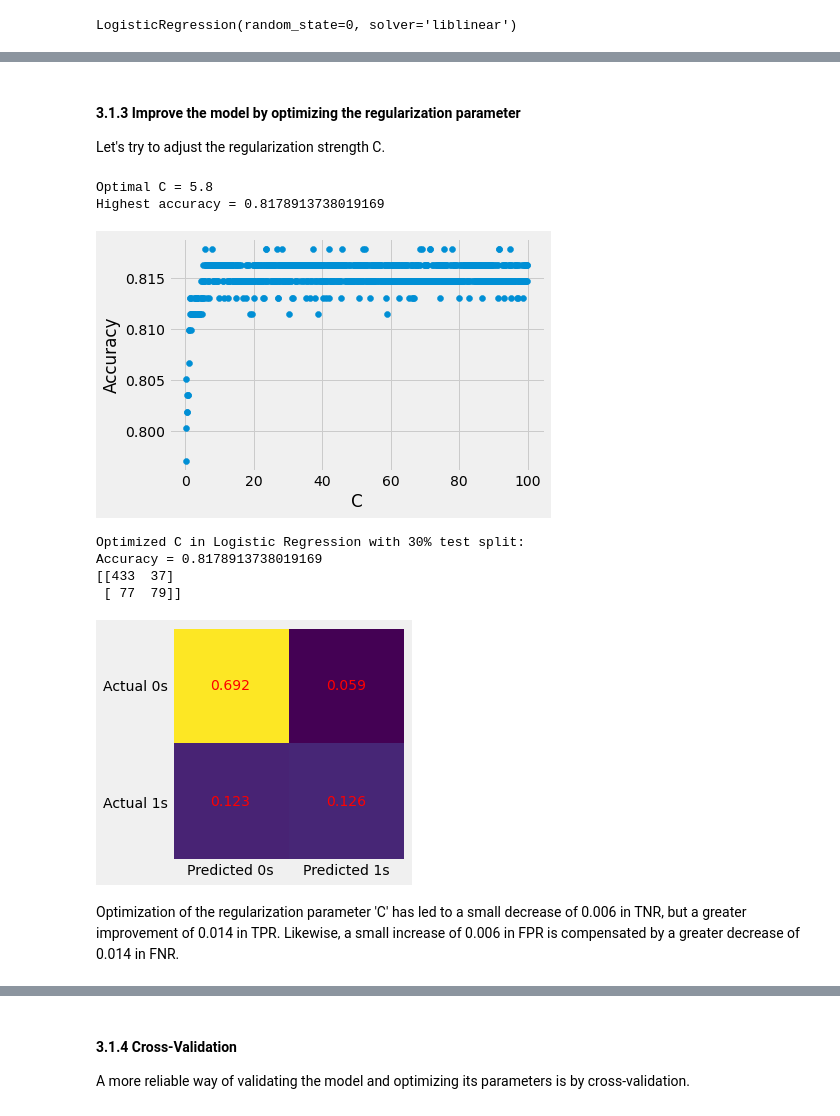
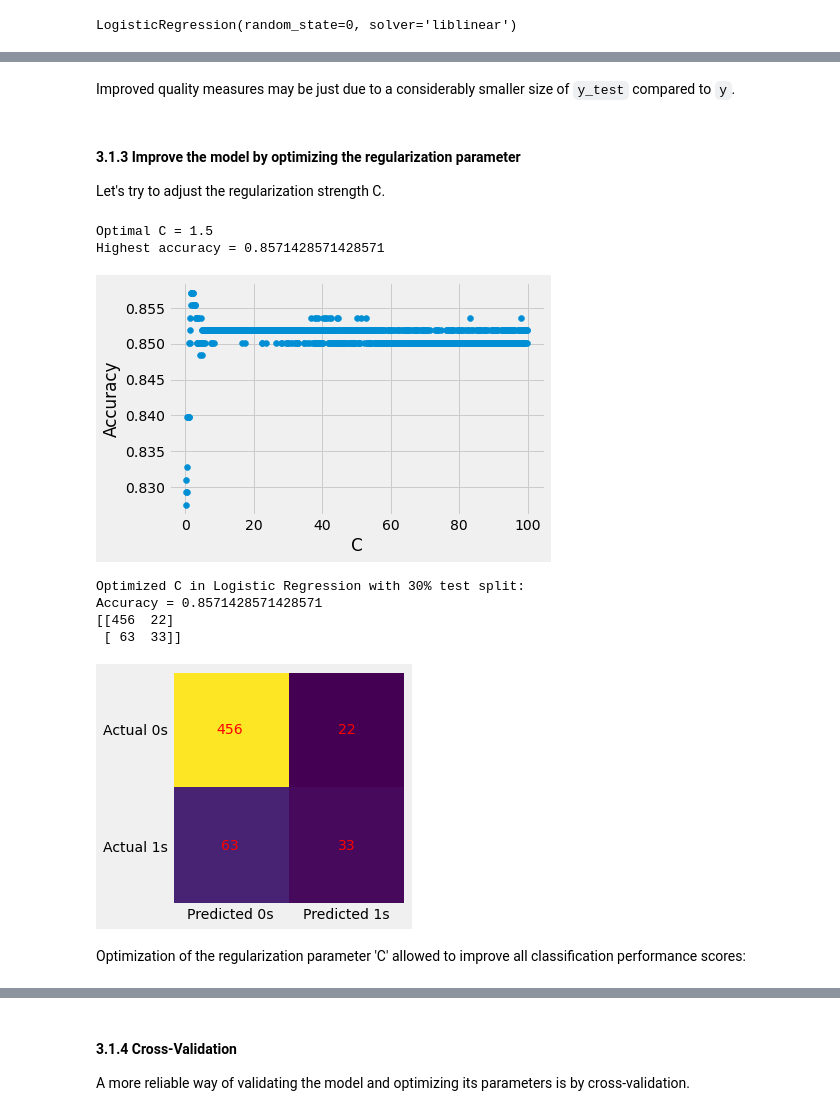
Before and after one commit to ysereda/Springboard, a Jupyter notebook: Capstone2_CustomerChurn.ipynb, the cells around one changed output, grey strips where cells are left out. Drawn from its saved outputs; the diff is of its cells as text; code cells hidden in the pictures.

```diff
--- a/Capstone2_CustomerChurn.ipynb
+++ b/Capstone2_CustomerChurn.ipynb
@@ -1576,4 +1593,2 @@ log_reg = LogisticRegression(solver='liblinear', random_state=0) # Create a mode
 # %% [markdown]
 #### 3.1.1 Training without splitting
-# %%
-log_reg.fit(x, y) # Train model
@@ -1581,0 +1595,3 @@ LogisticRegression(random_state=0, solver='liblinear')
+# %%
+log_reg_nosplit = LogisticRegression(solver='liblinear', random_state=0) # Create a model
+log_reg_nosplit.fit(X, y) # Train model
@@ -1636,7 +1659,7 @@ weighted avg       0.83      0.84      0.83      2085
 #### 3.1.2 Training with splitting
 # %%
 from sklearn.model_selection import train_test_split
-X_train, X_test, y_train, y_test = train_test_split(x, y, test_size=0.3, random_state=0)
+X_train, X_test, y_train, y_test = train_test_split(X, y, test_size=0.3, random_state=0)
 print("Train samples:",y_train.shape[0])
 print("Test samples:",y_test.shape[0])
 # %% [output]
@@ -1645,6 +1668,6 @@ Test samples: 626
 # %%
-log_reg = LogisticRegression(solver='liblinear', random_state=0) # Create a model
-log_reg.fit(X_train, y_train) # Train model using training set
+log_reg_split = LogisticRegression(solver='liblinear', random_state=0) # Create a model
+log_reg_split.fit(X_train, y_train) # Train model using training set
 # %% [output]
 LogisticRegression(random_state=0, solver='liblinear')
 # %%
@@ -1703,36 +1737,42 @@ Compared to the model trained on all data, TNR is worse (less) by 0.010, FPR is
+# %% [markdown]
+Improved quality measures may be just due to a considerably smaller size of `y_test` compared to `y`.
 # %% [markdown]
 #### 3.1.3 Improve the model by optimizing the regularization parameter
 Let's try to adjust the regularization strength C.
 # %%
 accuracy = pd.DataFrame({'C':[],'Accuracy':[]})
 acc_opt = 0
 for C in np.arange(0.1, 100.0, 0.1):
     C = round(C,1)
-    log_reg = LogisticRegression(solver='liblinear', C=C, random_state=0)
-    log_reg.fit(X_train, y_train)
-    pred = log_reg.predict(X_test) # predicted values
-    acc = log_reg.score(X_test, y_test) # proportion of correct predictions
+    log_reg_C = LogisticRegression(solver='liblinear', C=C, random_state=0)
+    log_reg_C.fit(X_train, y_train)
+    pred = log_reg_C.predict(X_test) # predicted values
+    acc = log_reg_C.score(X_test, y_test) # proportion of correct predictions
     accuracy = accuracy.append({'C':C,'Accuracy':acc}, ignore_index=True)
     if acc_opt < acc:
         acc_opt = acc
         C_opt = C
 print('Optimal C =',C_opt)
 print('Highest accuracy =',acc_opt)
 plt.scatter(accuracy['C'],accuracy['Accuracy']);
 plt.xlabel('C');
 plt.ylabel('Accuracy');
 # %% [output]
-Optimal C = 5.8
-Highest accuracy = 0.8178913738019169
+Optimal C = 1.5
+Highest accuracy = 0.8571428571428571
-[figure, old version]
+[figure, new version]
 # %%
 print('Optimized C in Logistic Regression with 30% test split:')
-log_reg = LogisticRegression(solver='liblinear', C=C_opt, random_state=0) # Create a model
-log_reg.fit(X_train, y_train) # Train model using training set
-pred = log_reg.predict(X_test) # predicted values
-print("Accuracy =",log_reg.score(X_test, y_test)) # proportion of correct predictions
+log_reg_C = LogisticRegression(solver='liblinear', C=C_opt, random_state=0) # Create a model
+log_reg_C.fit(X_train, y_train) # Train model using training set
+pred_C = log_reg_C.predict(X_test) # predicted values
+print("Accuracy =",log_reg_C.score(X_test, y_test)) # proportion of correct predictions
 
 cm = confusion_matrix(y_test, pred)
+tn_C = cm[0,0]
+fp_C = cm[0,1]
+fn_C = cm[1,0]
+tp_C = cm[1,1]
 print(cm) # [TN, FP], [FN, TP]
 fig, ax = plt.subplots(figsize=(4, 4))
 ax.imshow(cm)
@@ -1742,14 +1782,13 @@ ax.yaxis.set(ticks=(0, 1), ticklabels=('Actual 0s', 'Actual 1s'))
 ax.set_ylim(1.5, -0.5)
 for i in range(2):
     for j in range(2):
-        #ax.text(j, i, cm[i, j], ha='center', va='center', color='red') # counts
-        ax.text(j, i, round(cm[i, j]/np.sum(cm),3), ha='center', va='center', color='red') # proportions
+        ax.text(j, i, cm[i, j], ha='center', va='center', color='red') # counts
 plt.show();
 # %% [output]
 Optimized C in Logistic Regression with 30% test split:
-Accuracy = 0.8178913738019169
-[[433  37]
- [ 77  79]]
+Accuracy = 0.8571428571428571
+[[456  22]
+ [ 63  33]]
-[figure, old version]
+[figure, new version]
-# %% [markdown]
-Optimization of the regularization parameter 'C' has led to a small decrease of 0.006 in TNR, but a greater improvement of 0.014 in TPR. Likewise, a small increase of 0.006 in FPR is compensated by a greater decrease of 0.014 in FNR.
+# %% [markdown]
+Optimization of the regularization parameter 'C' allowed to improve all classification performance scores:
```
Also changed, not shown: parts of 100 cells of this notebook.
